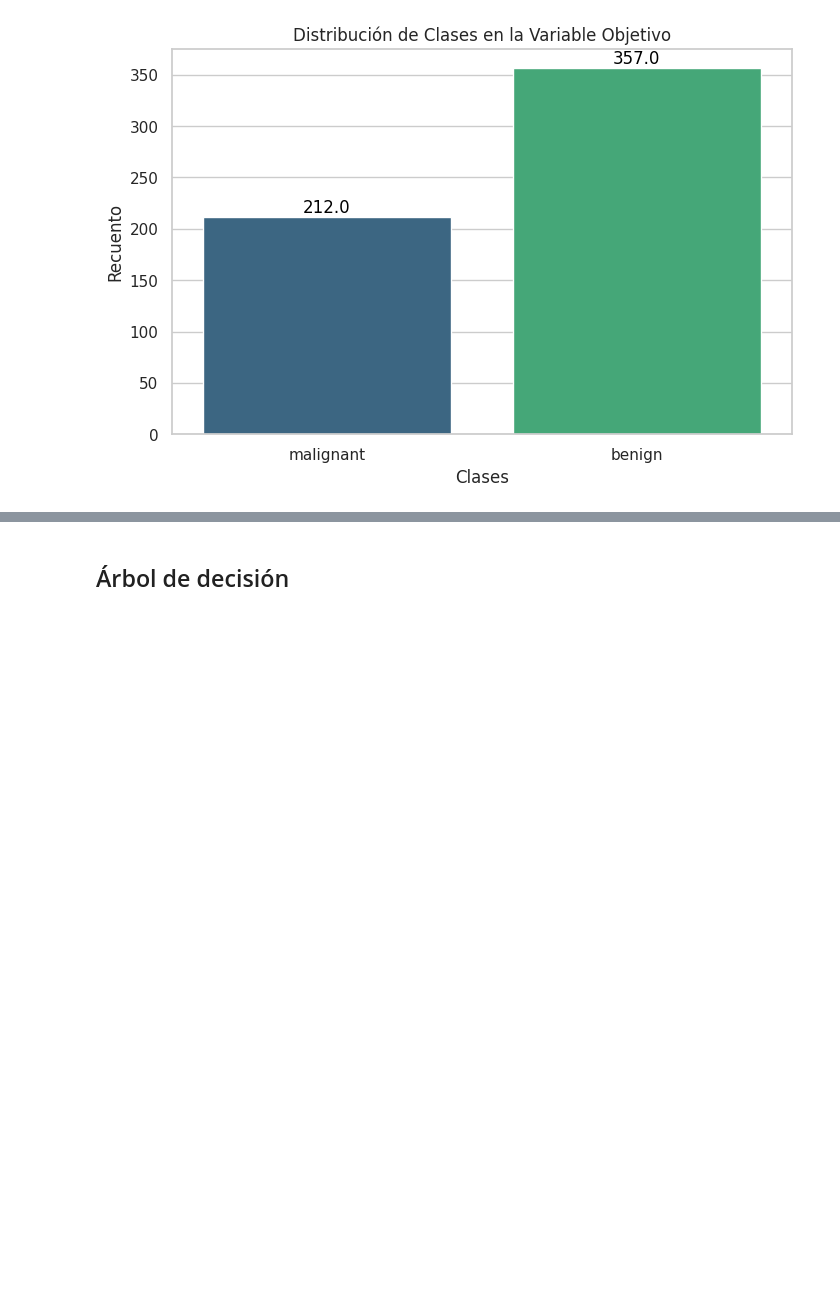
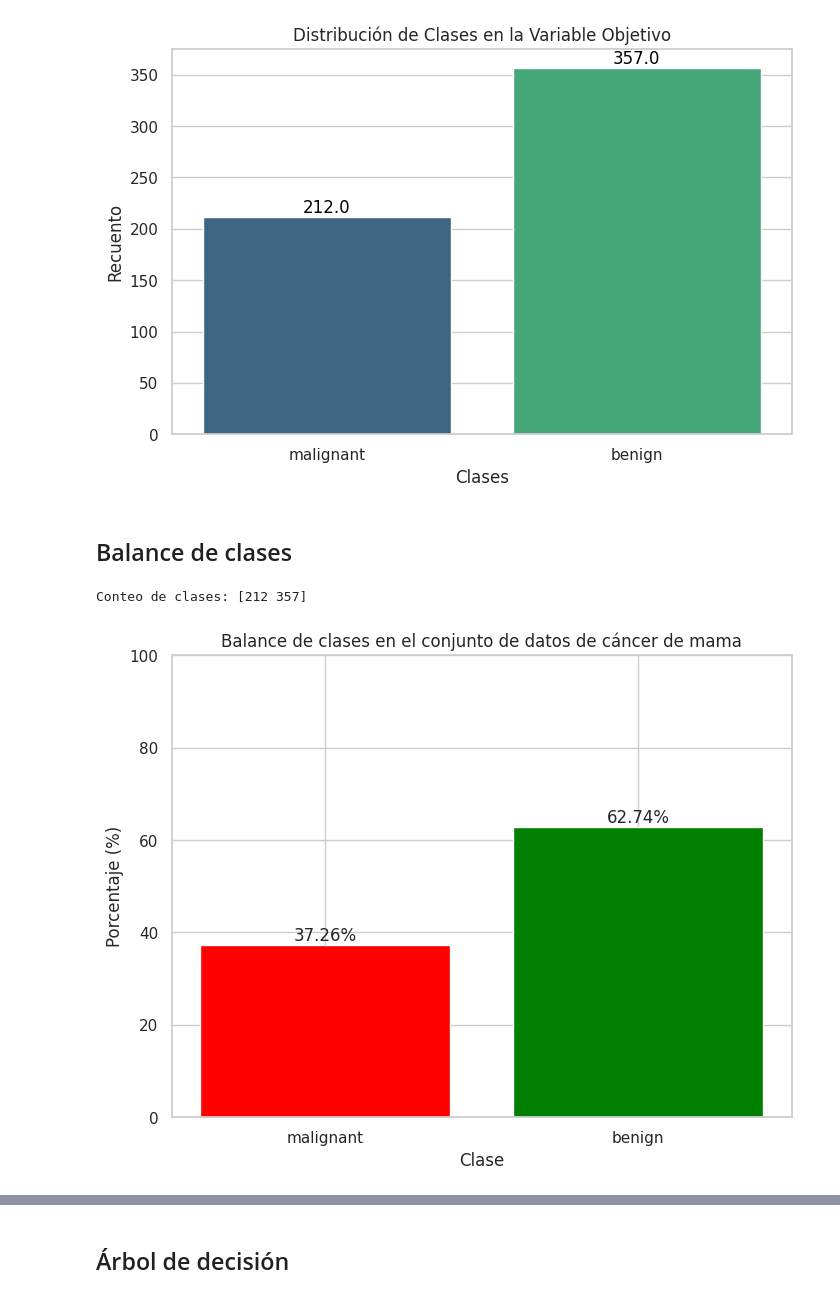
Before and after one commit to txusser/Master_IA_Sanidad, a Jupyter notebook: Modulo_2/2_3_4_Proyecto_Arboles_de_decision.ipynb, the cells around one changed output, grey strips where cells are left out. Drawn from its saved outputs; the diff is of its cells as text; code cells hidden in the pictures; blank space fills up the shorter version.

```diff
--- a/Modulo_2/2_3_4_Proyecto_Arboles_de_decision.ipynb
+++ b/Modulo_2/2_3_4_Proyecto_Arboles_de_decision.ipynb
@@ -139,3 +138,32 @@ for p in ax.patches:
                 ha='center', va='bottom', color='black')
 # %% [output]
 [figure]
+# %% [markdown]
+## Balance de clases
+# %%
+labels = data.target
+
+# Contar el número de instancias por clase
+class_counts = np.bincount(labels)
+class_counts, class_counts / len(labels) * 100
+class_labels = data.target_names
+class_percentages = class_counts / len(labels) * 100
+
+print("Conteo de clases:", class_counts)
+
+# Crear un gráfico de barras
+plt.figure(figsize=(8, 6))
+plt.bar(class_labels, class_percentages, color=['red', 'green'])
+
+# Añadir título y etiquetas a los ejes
+plt.title('Balance de clases en el conjunto de datos de cáncer de mama')
+plt.xlabel('Clase')
+plt.ylabel('Porcentaje (%)')
+plt.ylim(0, 100)  # Establecer límites para el eje y para mejor claridad
+
+# Mostrar los porcentajes en las barras
+for i, percentage in enumerate(class_percentages):
+    plt.text(i, percentage + 1, f'{percentage:.2f}%', ha='center')
+# %% [output]
+Conteo de clases: [212 357]
+[figure, added]
```
Also changed, not shown: parts of 15 cells of this notebook.
